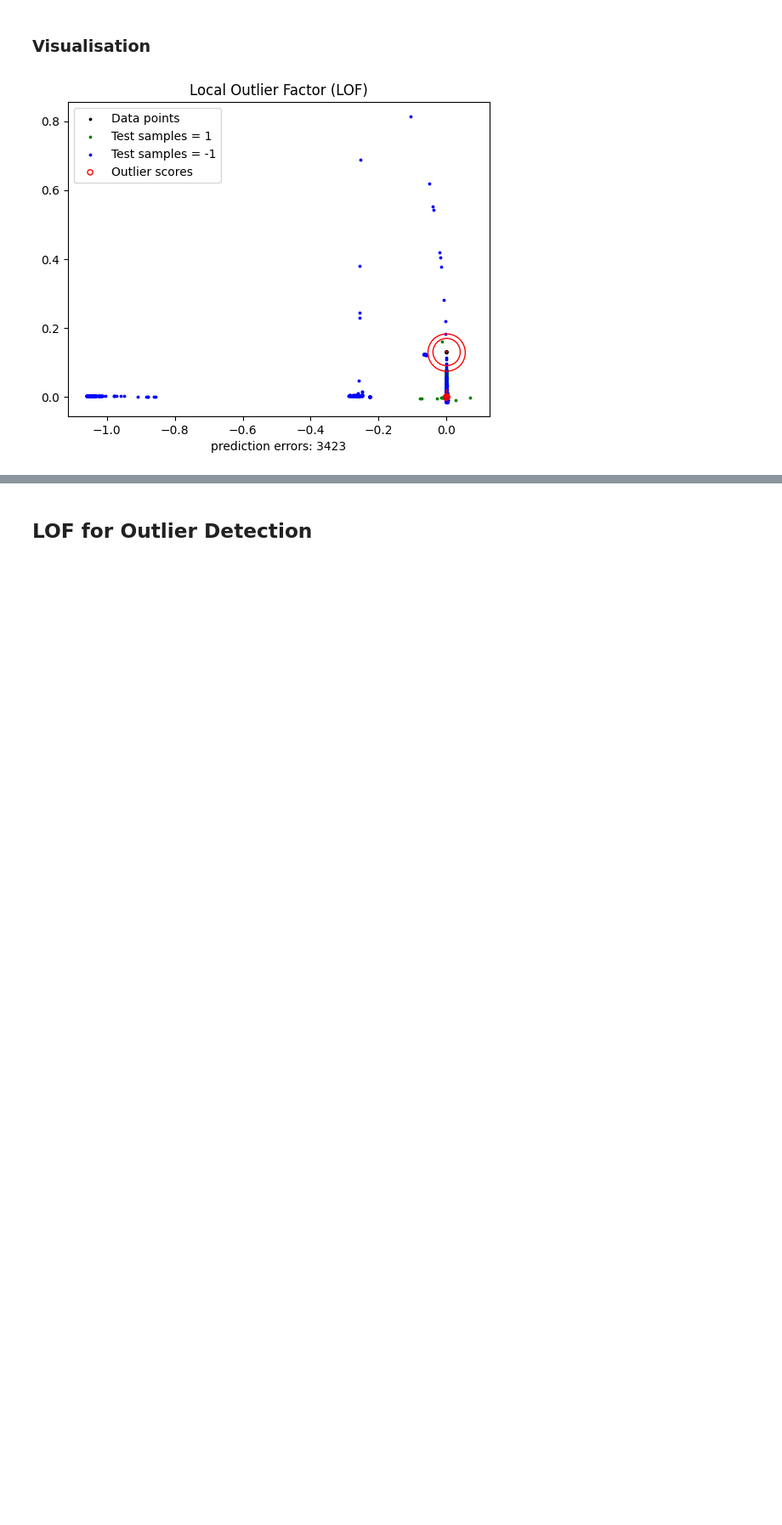
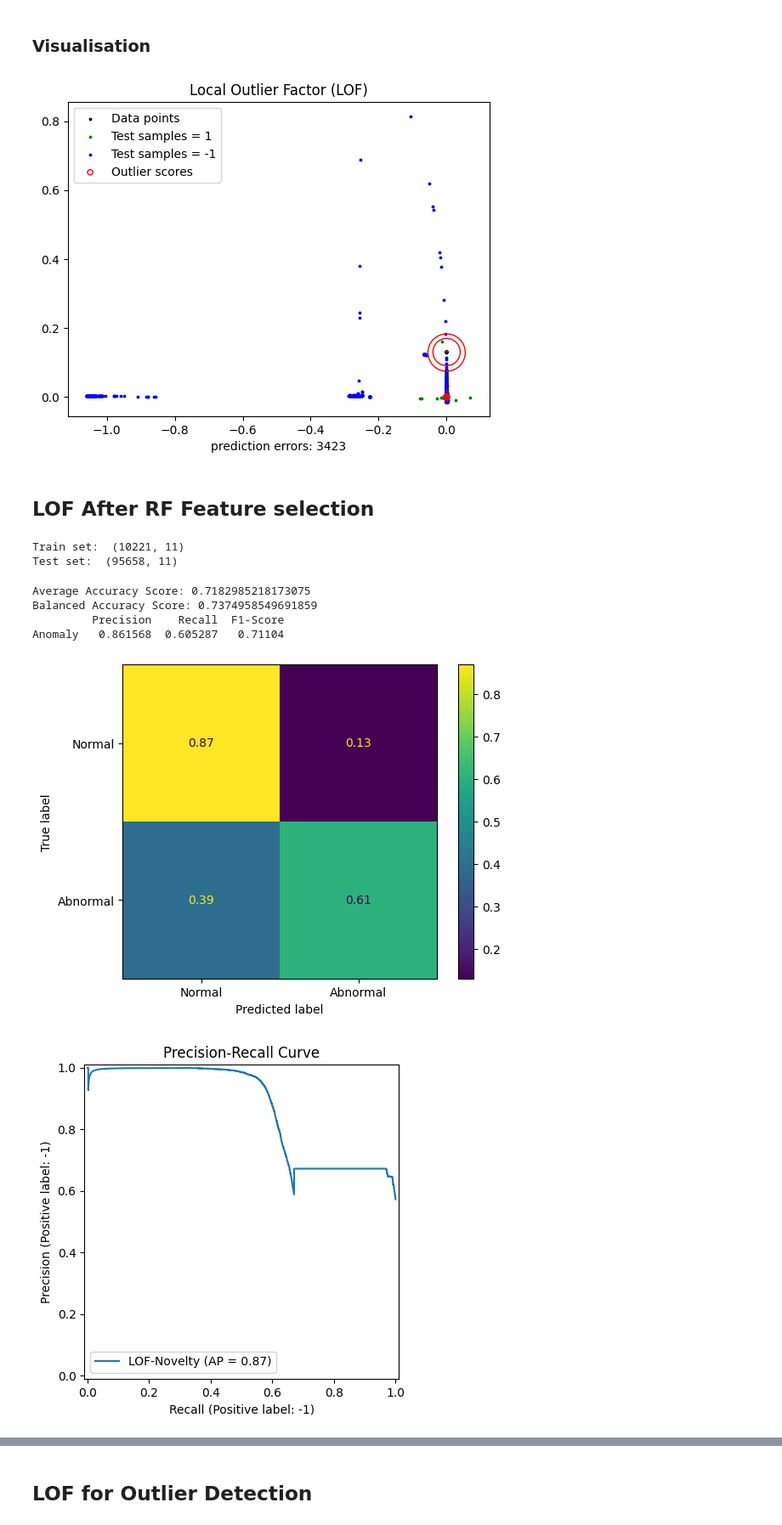
Before and after one commit to Harish-Projects/Bachelorarbeit, a Jupyter notebook: LOF.ipynb, the cells around one changed output, grey strips where cells are left out. Shown at 85% size. Drawn from its saved outputs; the diff is of its cells as text; code cells hidden in the pictures; blank space fills up the shorter version.

Commit message:
Built Models

```diff
--- a/LOF.ipynb
+++ b/LOF.ipynb
@@ -268,3 +250,55 @@ plt.title("Local Outlier Factor (LOF)")
 plt.show()
 # %% [output]
 [figure]
+# %% [markdown]
+## LOF After RF Feature selection
+# %%
+import pickle as pkl
+Features = pkl.load(open("Features_RFFS.pkl", "rb"))
+
+X_train_RFFS, array_rffs_0 = train_test_split(Dataset_only0[Features], train_size=0.2, random_state=22)
+array_rffs_1 = Dataset_only1[Features].to_numpy()
+X_test_RFFS = np.concatenate((array_rffs_1, array_rffs_0), axis=0)
+Y_test_RFFS = np.concatenate((np.ones(array_rffs_1.shape[0])*-1, np.ones(array_rffs_0.shape[0])), axis=0)
+
+print("Train set: ", X_train_RFFS.shape)
+print("Test set: ", X_test_RFFS.shape)
+# %% [output]
+Train set:  (10221, 11)
+Test set:  (95658, 11)
+# %%
+lof.fit(X_train_RFFS)
+Y_pred = lof.predict(X_test_RFFS)
+
+# Evaluation
+from sklearn import metrics
+
+metrics.ConfusionMatrixDisplay.from_predictions(Y_test_RFFS, Y_pred, normalize= 'true', labels=[1, -1],  display_labels=['Normal', 'Abnormal'])
+
+print("Average Accuracy Score:",metrics.accuracy_score(Y_test_RFFS, Y_pred)) # Model Accuracy
+print("Balanced Accuracy Score:",metrics.balanced_accuracy_score(Y_test_RFFS, Y_pred)) # balanced Accuracy
+df_metric = pd.DataFrame({'Precision':metrics.precision_score(Y_test_RFFS, Y_pred, pos_label= -1, average = 'binary'),
+                        'Recall': metrics.recall_score(Y_test_RFFS, Y_pred, pos_label= -1, average = 'binary'),
+                        'F1-Score': metrics.f1_score(Y_test_RFFS, Y_pred, pos_label= -1, average = 'binary')},
+                        index=['Anomaly'])
+
+print(df_metric)
+
+# FOR Prec-Recall and ROC, decision function scores are needed (not just -1 or 1 labels)
+Y_scores = -lof.decision_function(X_test_RFFS)
+
+#Precision-Recall Curve
+pr_display = metrics.PrecisionRecallDisplay.from_predictions(Y_test_RFFS, Y_scores, pos_label=-1, name='LOF-Novelty')
+plt.title('Precision-Recall Curve')
+
+#ROC Curve
+roc_display = metrics.RocCurveDisplay.from_predictions(Y_test_RFFS, Y_scores, pos_label=-1, name='LOF-Novelty')
+plt.title("ROC Curve")
+plt.show()
+# %% [output]
+Average Accuracy Score: 0.7182985218173075
+Balanced Accuracy Score: 0.7374958549691859
+         Precision    Recall  F1-Score
+Anomaly   0.861568  0.605287   0.71104
+[figure, added]
+[figure, added]
```
Also changed, not shown: parts of 5 cells of this notebook, 8 other files.
